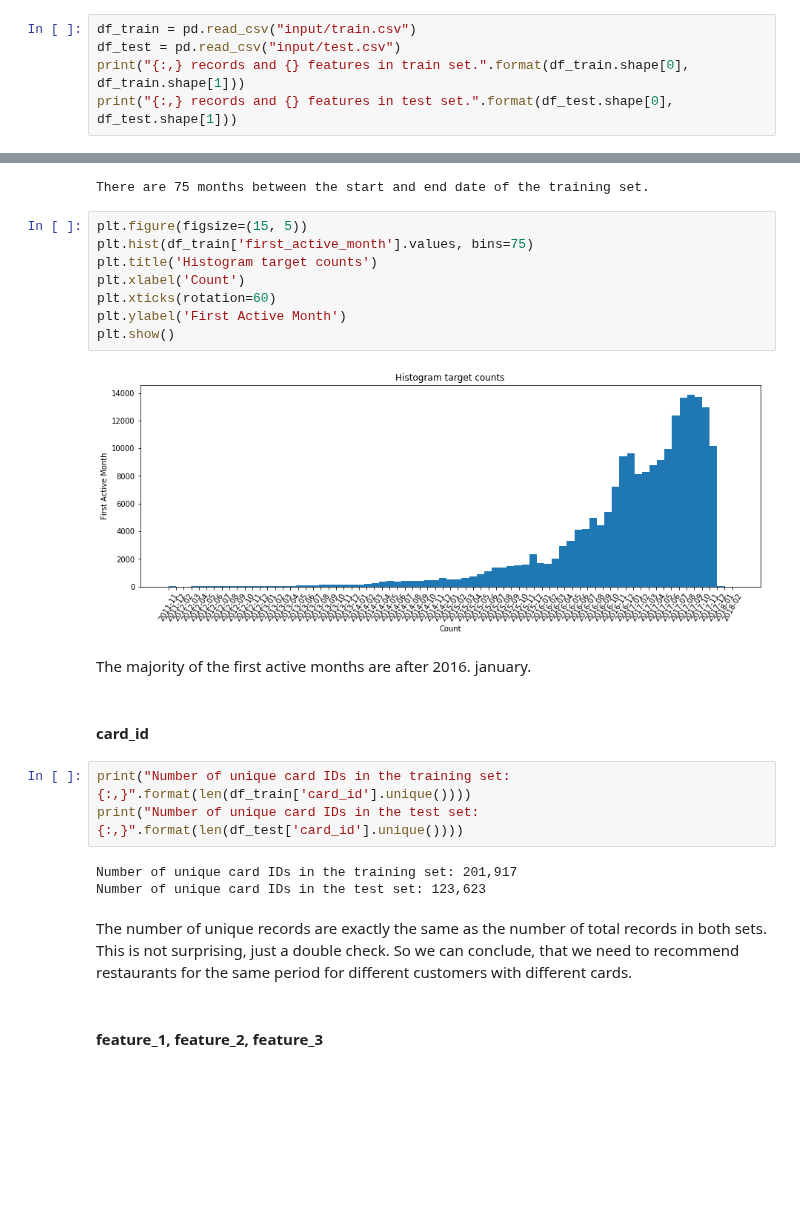
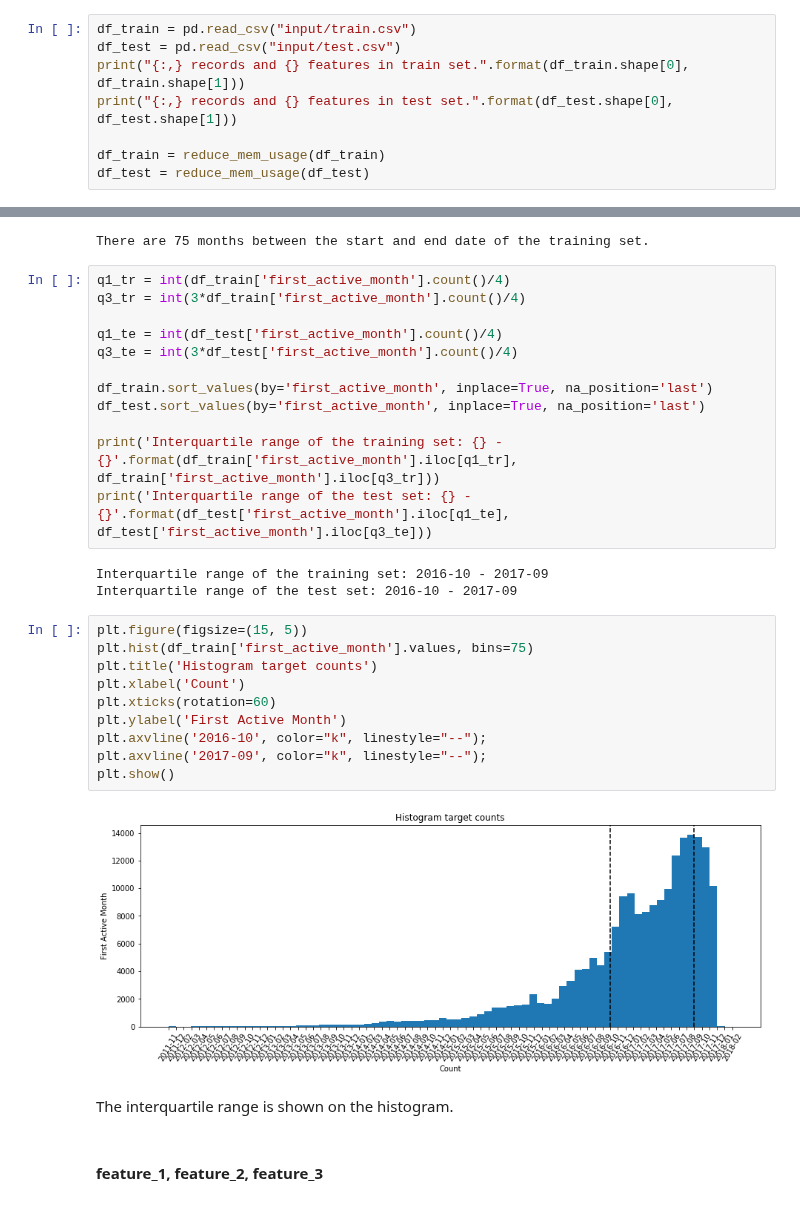
Before and after one commit to Zol-S/kaggle, a Jupyter notebook: Elo Merchant Category Recommendation/2_Descriptives.ipynb, the cells around one changed output, grey strips where cells are left out. Cells and saved outputs as stored; diff of their text form; blank space fills up the shorter version.

```diff
--- a/Elo Merchant Category Recommendation/2_Descriptives.ipynb
+++ b/Elo Merchant Category Recommendation/2_Descriptives.ipynb
@@ -68,6 +80,9 @@ df_train = pd.read_csv("input/train.csv")
 df_test = pd.read_csv("input/test.csv")
 print("{:,} records and {} features in train set.".format(df_train.shape[0], df_train.shape[1]))
 print("{:,} records and {} features in test set.".format(df_test.shape[0], df_test.shape[1]))
+
+df_train = reduce_mem_usage(df_train)
+df_test = reduce_mem_usage(df_test)
 # %% [output]
 201,917 records and 6 features in train set.
 123,623 records and 5 features in test set.
@@ -110,28 +137,35 @@ It is important to know that the training set is for the same duration as the te
 print("There are {} months between the start and end date of the training set.".format(len(df_train['first_active_month'].unique())))
 # %% [output]
 There are 75 months between the start and end date of the training set.
+# %%
+q1_tr = int(df_train['first_active_month'].count()/4)
+q3_tr = int(3*df_train['first_active_month'].count()/4)
+
+q1_te = int(df_test['first_active_month'].count()/4)
+q3_te = int(3*df_test['first_active_month'].count()/4)
+
+df_train.sort_values(by='first_active_month', inplace=True, na_position='last')
+df_test.sort_values(by='first_active_month', inplace=True, na_position='last')
+
+print('Interquartile range of the training set: {} - {}'.format(df_train['first_active_month'].iloc[q1_tr], df_train['first_active_month'].iloc[q3_tr]))
+print('Interquartile range of the test set: {} - {}'.format(df_test['first_active_month'].iloc[q1_te], df_test['first_active_month'].iloc[q3_te]))
+# %% [output]
+Interquartile range of the training set: 2016-10 - 2017-09
+Interquartile range of the test set: 2016-10 - 2017-09
 # %%
 plt.figure(figsize=(15, 5))
 plt.hist(df_train['first_active_month'].values, bins=75)
 plt.title('Histogram target counts')
 plt.xlabel('Count')
 plt.xticks(rotation=60)
 plt.ylabel('First Active Month')
+plt.axvline('2016-10', color="k", linestyle="--");
+plt.axvline('2017-09', color="k", linestyle="--");
 plt.show()
 # %% [output]
-[figure, old version]
+[figure, new version]
-# %% [markdown]
-The majority of the first active months are after 2016. january.
-# %% [markdown]
-#### card_id
-# %%
-print("Number of unique card IDs in the training set: {:,}".format(len(df_train['card_id'].unique())))
-print("Number of unique card IDs in the test set: {:,}".format(len(df_test['card_id'].unique())))
-# %% [output]
-Number of unique card IDs in the training set: 201,917
-Number of unique card IDs in the test set: 123,623
-# %% [markdown]
-The number of unique records are exactly the same as the number of total records in both sets. This is not surprising, just a double check. So we can conclude, that we need to recommend restaurants for the same period for different customers with different cards.
+# %% [markdown]
+The interquartile range is shown on the histogram.
 # %% [markdown]
 #### feature_1, feature_2, feature_3
 # %%
```
Also changed, not shown: parts of 22 cells of this notebook.
